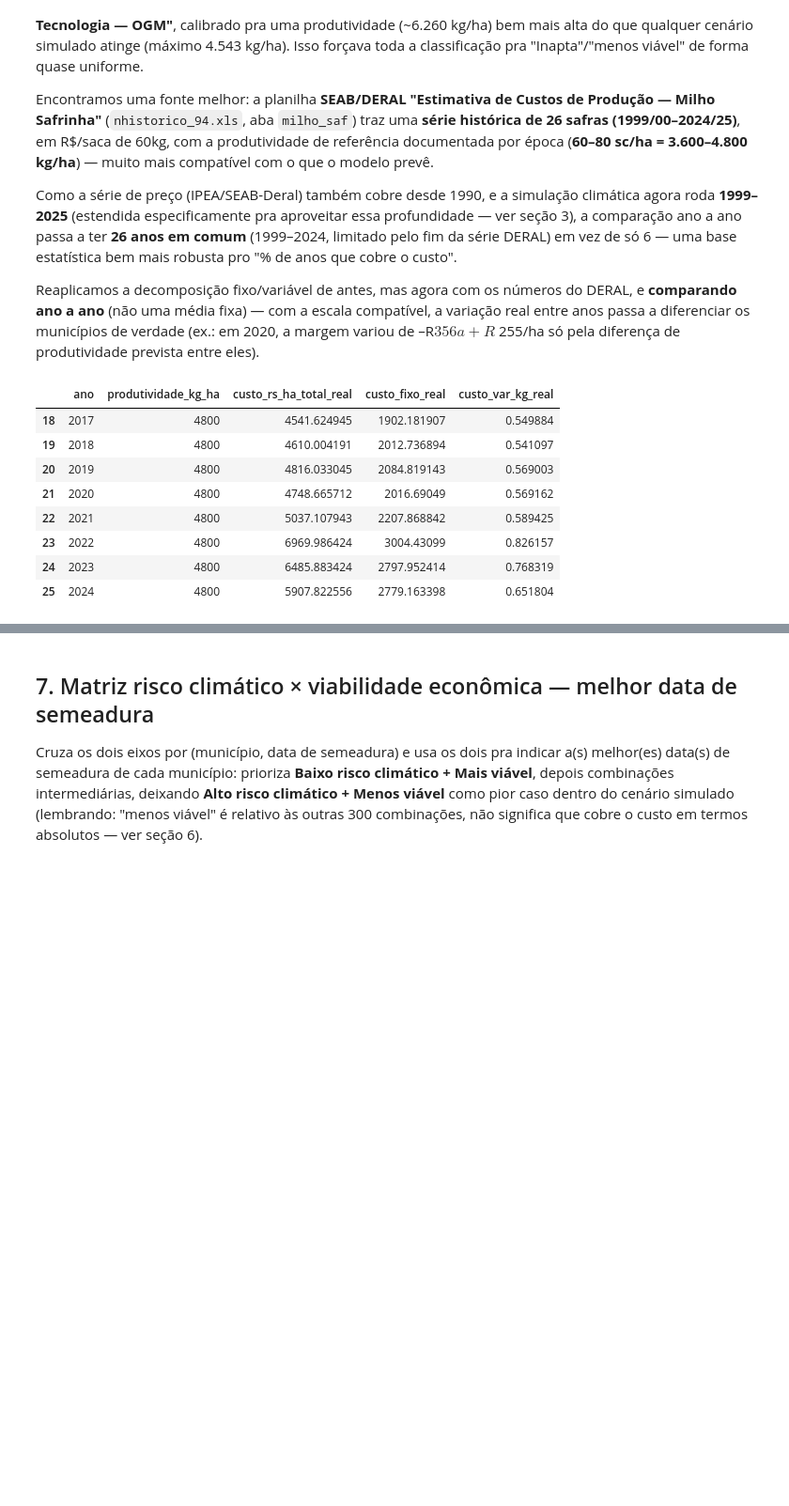
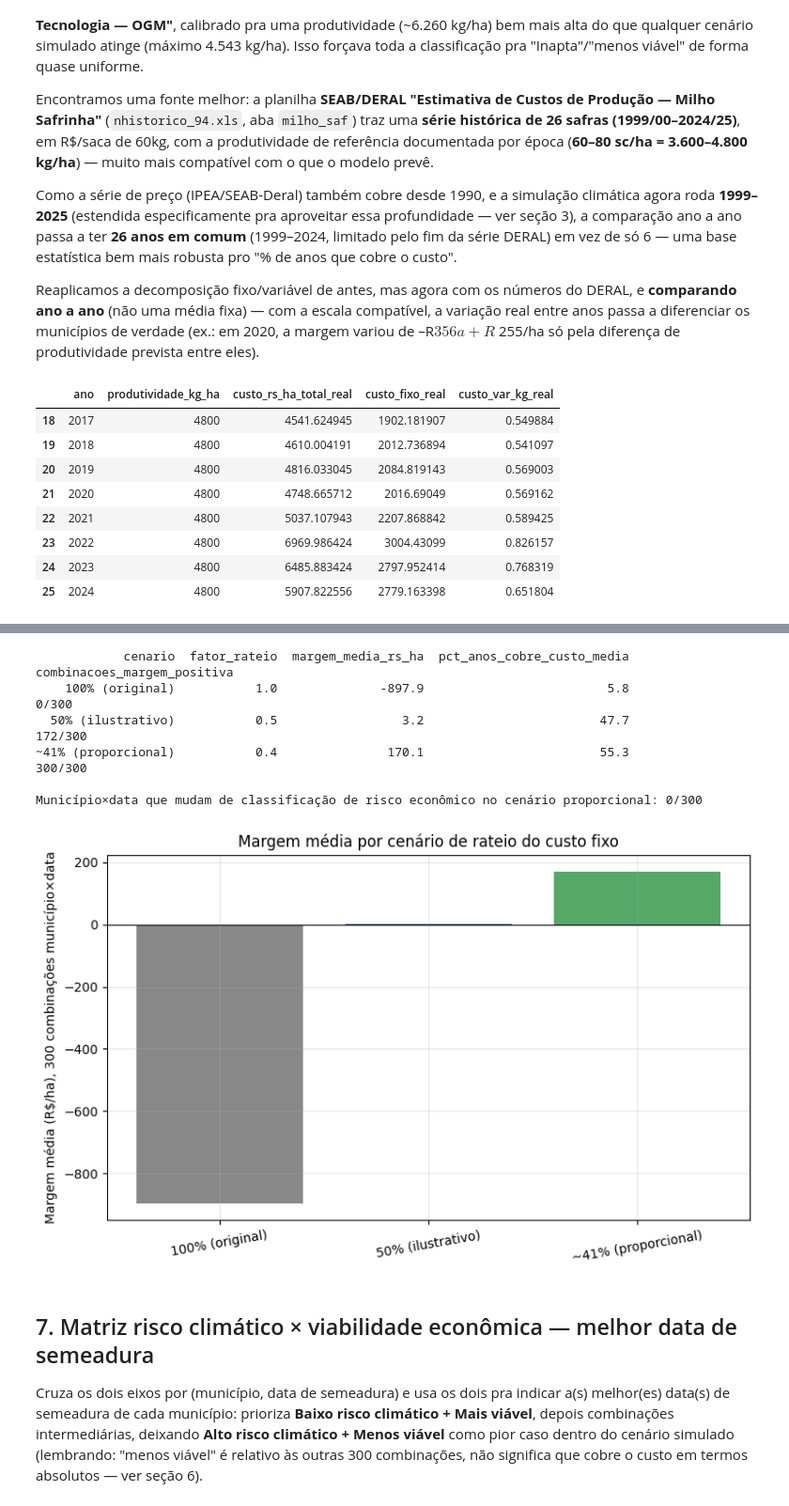
Before and after one commit to fcoliveira-utfpr/aquacrop_ml, a Jupyter notebook: 09_analise_custo_modelos.ipynb, the cells around one changed output, grey strips where cells are left out. Shown at 94% size. Drawn from its saved outputs; the diff is of its cells as text; code cells hidden in the pictures; blank space fills up the shorter version.

```diff
--- a/09_analise_custo_modelos.ipynb
+++ b/09_analise_custo_modelos.ipynb
@@ -757,0 +860,12 @@ Name: count, dtype: int64
+# %%
+CICLO_SOJA_DIAS = 160
+CICLO_MILHO_SAFRINHA_DIAS = 110
+FATOR_RATEIO_PROPORCIONAL = CICLO_MILHO_SAFRINHA_DIAS / (CICLO_SOJA_DIAS + CICLO_MILHO_SAFRINHA_DIAS)
+print(f"Fator de rateio proporcional (dias de ocupação): {FATOR_RATEIO_PROPORCIONAL:.1%}")
+
+risco_economico_proporcional = calcular_risco_economico(
+    FATOR_RATEIO_PROPORCIONAL,
+    f"Rateio proporcional (~{FATOR_RATEIO_PROPORCIONAL:.0%} do custo fixo, por dias de ocupação)",
+)
+risco_economico_proporcional.to_csv("risco_economico_oeste_pr_rateio_proporcional.csv", index=False, encoding="utf-8-sig")
+risco_economico_proporcional.sort_values("margem_media_rs_ha", ascending=False).head(10)
@@ -758,3 +901,54 @@ Name: count, dtype: int64
+# %%
+# Resumo consolidado dos 3 cenários de custo fixo — 100% (original), 50% (ilustrativo) e
+# ~41% (proporcional aos dias de ocupação, seção 6.2).
+CENARIOS = {
+    "100% (original)": (1.0, risco_economico),
+    "50% (ilustrativo)": (0.5, risco_economico_rateio50),
+    f"~{FATOR_RATEIO_PROPORCIONAL:.0%} (proporcional)": (FATOR_RATEIO_PROPORCIONAL, risco_economico_proporcional),
+}
+
+resumo_cenarios = pd.DataFrame([
+    {
+        "cenario": nome,
+        "fator_rateio": fator,
+        "margem_media_rs_ha": df["margem_media_rs_ha"].mean(),
+        "pct_anos_cobre_custo_media": df["pct_anos_cobre_custo"].mean(),
+        "combinacoes_margem_positiva": int((df["margem_media_rs_ha"] >= 0).sum()),
+    }
+    for nome, (fator, df) in CENARIOS.items()
+])
+resumo_cenarios["combinacoes_margem_positiva"] = (
+    resumo_cenarios["combinacoes_margem_positiva"].astype(str) + "/" + str(len(risco_economico))
+)
+print(resumo_cenarios.round(1).to_string(index=False))
+
+# Comparação de classificação relativa (100% vs. proporcional), mesma lógica da seção 6.1.
+comparacao_proporcional = risco_economico.merge(
+    risco_economico_proporcional,
+    on=["municipio", "data_semeadura"],
+    suffixes=("_100pct", "_proporcional"),
+)
+n_mudou_prop = (
+    comparacao_proporcional["risco_economico_100pct"] != comparacao_proporcional["risco_economico_proporcional"]
+).sum()
+print(f"\nMunicípio×data que mudam de classificação de risco econômico no cenário proporcional: {n_mudou_prop}/{len(comparacao_proporcional)}")
+
+fig, ax = plt.subplots(figsize=(8, 5))
+ax.bar(resumo_cenarios["cenario"], resumo_cenarios["margem_media_rs_ha"], color=["#888888", "#4C72B0", "#55A868"])
+ax.axhline(0, color="black", linewidth=0.8)
+ax.set_ylabel("Margem média (R$/ha), 300 combinações município×data")
+ax.set_title("Margem média por cenário de rateio do custo fixo")
+plt.xticks(rotation=10)
+plt.tight_layout()
+plt.show()
+# %% [output]
+            cenario  fator_rateio  margem_media_rs_ha  pct_anos_cobre_custo_media combinacoes_margem_positiva
+    100% (original)           1.0              -897.9                         5.8                       0/300
+  50% (ilustrativo)           0.5                 3.2                        47.7                     172/300
+~41% (proporcional)           0.4               170.1                        55.3                     300/300
+
+Município×data que mudam de classificação de risco econômico no cenário proporcional: 0/300
+[figure, added]
 # %% [markdown]
 ## 7. Matriz risco climático × viabilidade econômica — melhor data de semeadura
 
```
Also changed, not shown: parts of 8 cells of this notebook, 9 other files.
